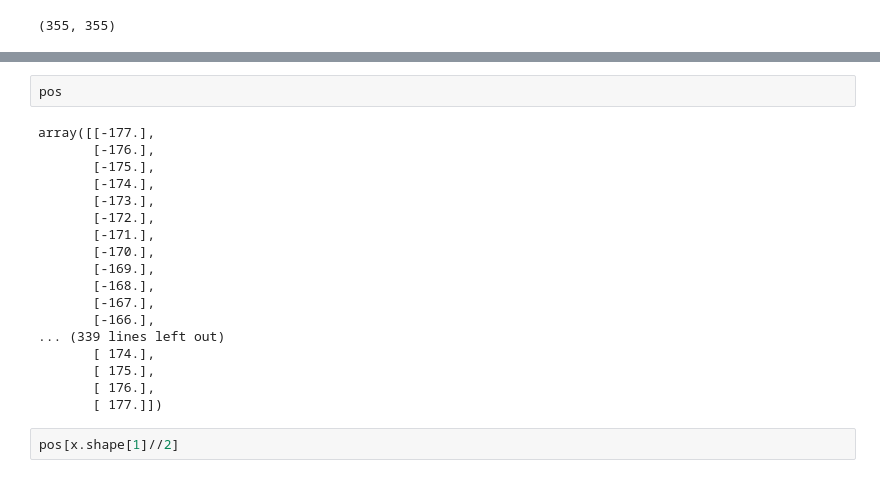
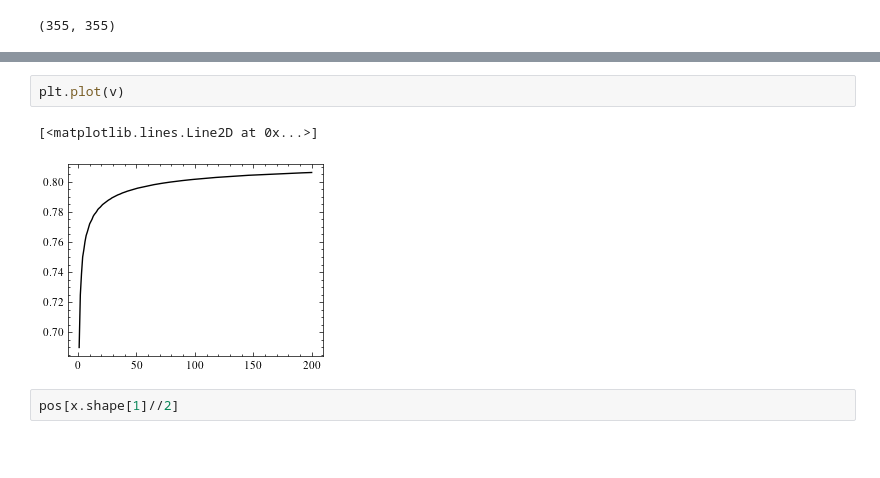
Before and after one commit to liamaltarac/miv_cvpr, a Jupyter notebook: propagation_single_pixel/prop_uni_0.25_100steps.ipynb, the cells around one changed output, grey strips where cells are left out. Saved outputs shown, nothing was run; the diff lists cells and outputs as text; blank space fills up the shorter version.

```diff
--- a/propagation_single_pixel/prop_uni_0.25_100steps.ipynb
+++ b/propagation_single_pixel/prop_uni_0.25_100steps.ipynb
@@ -249,23 +232,8 @@ plt.ylim([0, 224])#, ylim=(0, 224))
-# %%
-pos
-# %% [output]
-array([[-177.],
-       [-176.],
-       [-175.],
-       [-174.],
-       [-173.],
-       [-172.],
-       [-171.],
-       [-170.],
-       [-169.],
-       [-168.],
-       [-167.],
-       [-166.],
-... (339 lines left out)
-       [ 174.],
-       [ 175.],
-       [ 176.],
-       [ 177.]])
+# %%
+plt.plot(v)
+# %% [output]
+[<matplotlib.lines.Line2D at 0x...>]
+[figure, added]
 # %%
 pos[x.shape[1]//2]
 # %% [output]
```
Also changed, not shown: parts of 5 cells of this notebook.
